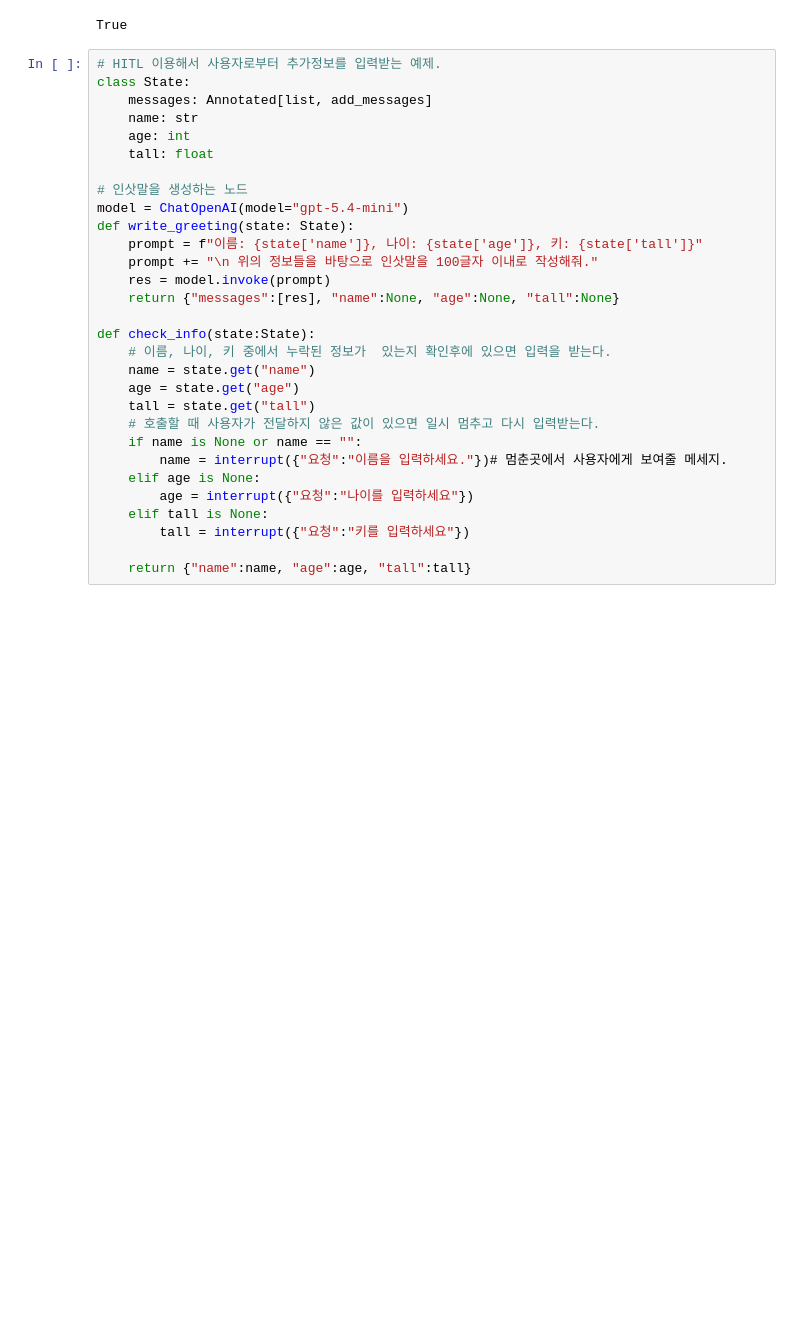
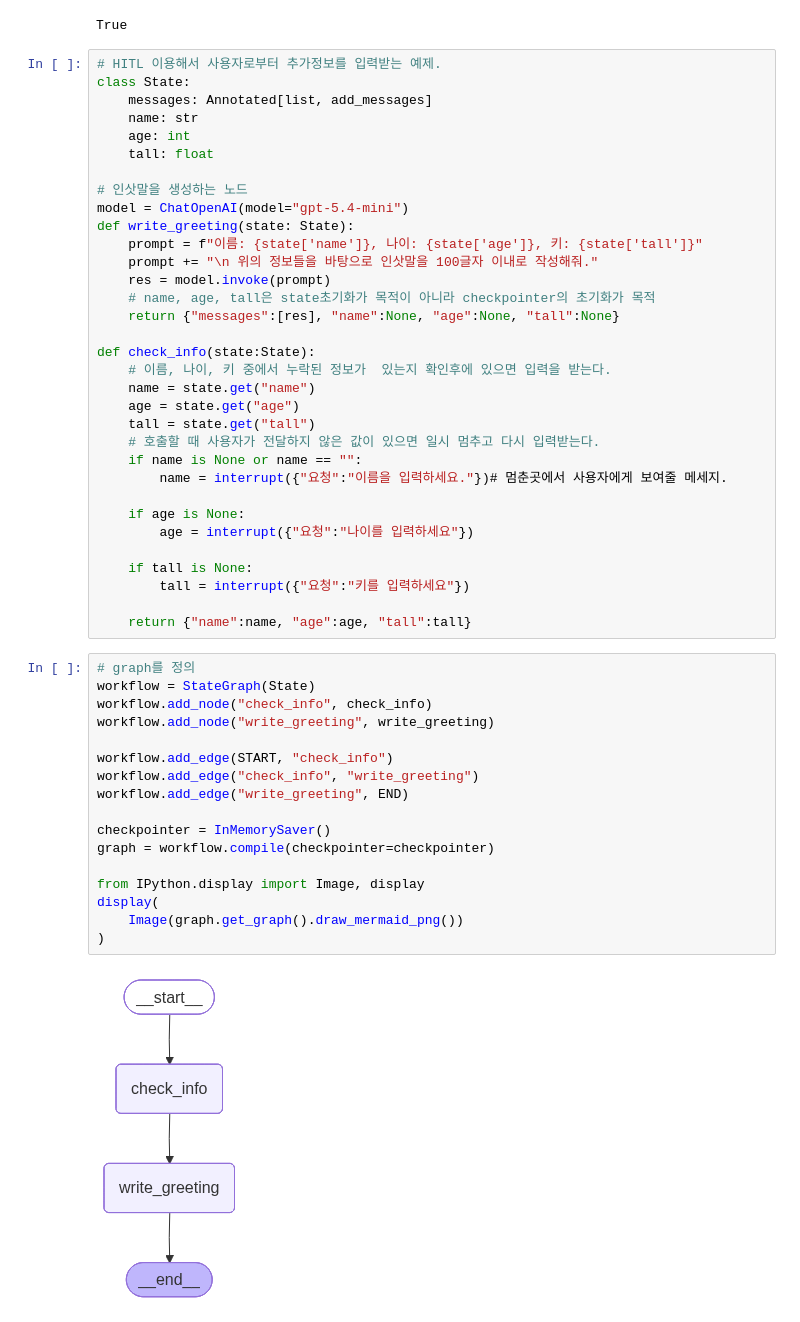
Before and after one commit to kgmyhGit/SKN31-inst, a Jupyter notebook: 10_AI_Agent/13_Agent_langgraph_2.ipynb, the cells around one changed output. Drawn from its saved outputs; the diff is of its cells as text; blank space fills up the shorter version.

```diff
--- a/10_AI_Agent/13_Agent_langgraph_2.ipynb
+++ b/10_AI_Agent/13_Agent_langgraph_2.ipynb
@@ -1123,6 +1123,7 @@ def write_greeting(state: State):
     prompt = f"이름: {state['name']}, 나이: {state['age']}, 키: {state['tall']}"
     prompt += "\n 위의 정보들을 바탕으로 인삿말을 100글자 이내로 작성해줘."
     res = model.invoke(prompt)
+    # name, age, tall은 state초기화가 목적이 아니라 checkpointer의 초기화가 목적
     return {"messages":[res], "name":None, "age":None, "tall":None}
 
 def check_info(state:State):
@@ -1133,9 +1134,30 @@ def check_info(state:State):
     # 호출할 때 사용자가 전달하지 않은 값이 있으면 일시 멈추고 다시 입력받는다.
     if name is None or name == "":
         name = interrupt({"요청":"이름을 입력하세요."})# 멈춘곳에서 사용자에게 보여줄 메세지.
-    elif age is None:
+
+    if age is None:
         age = interrupt({"요청":"나이를 입력하세요"})
-    elif tall is None:
+
+    if tall is None:
         tall = interrupt({"요청":"키를 입력하세요"})
 
     return {"name":name, "age":age, "tall":tall}
+# %%
+# graph를 정의
+workflow = StateGraph(State)
+workflow.add_node("check_info", check_info)
+workflow.add_node("write_greeting", write_greeting)
+
+workflow.add_edge(START, "check_info")
+workflow.add_edge("check_info", "write_greeting")
+workflow.add_edge("write_greeting", END)
+
+checkpointer = InMemorySaver()
+graph = workflow.compile(checkpointer=checkpointer)
+
+from IPython.display import Image, display
+display(
+    Image(graph.get_graph().draw_mermaid_png())
+)
+# %% [output]
+[figure, added]
```
Also changed, not shown: parts of 8 cells of this notebook.
